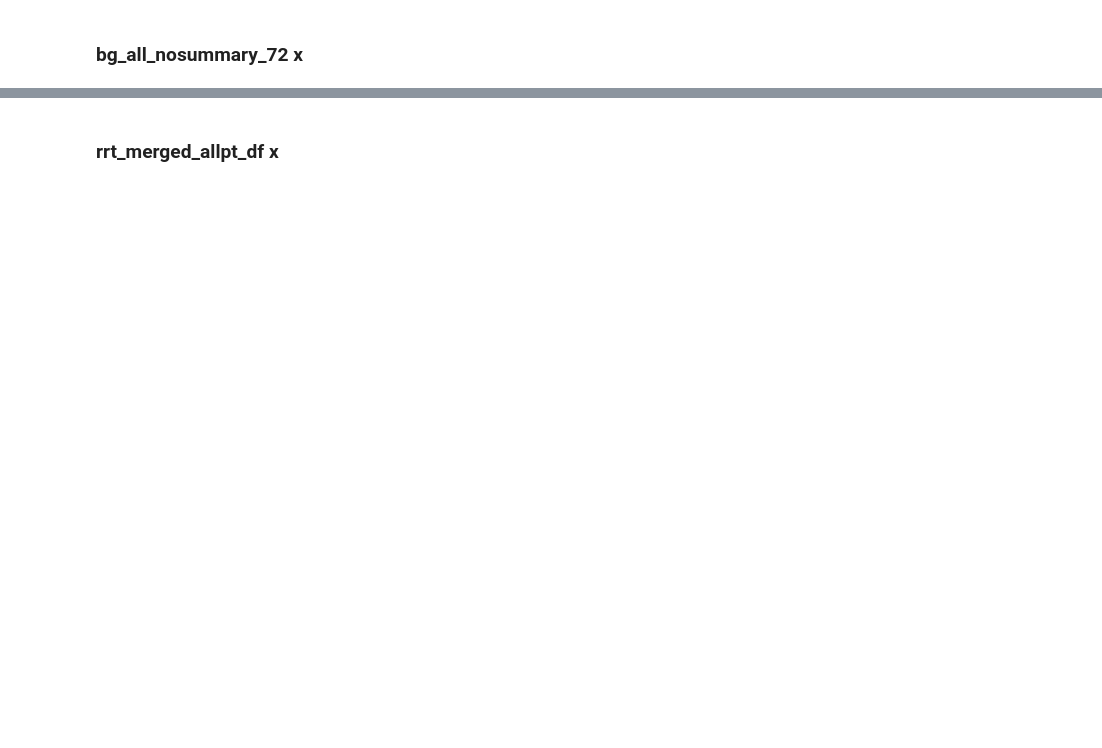
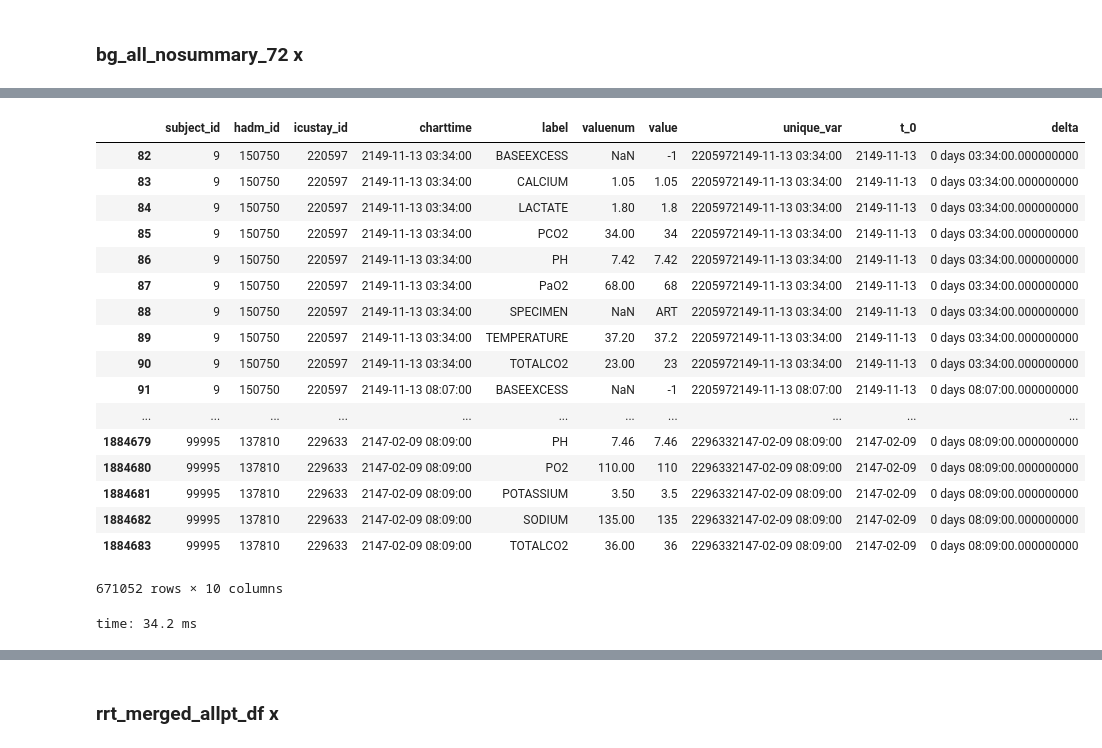
Before and after one commit to kellylinyingxin/mimiciii-antibiotics-modeling, a Jupyter notebook: notebooks/06.2-v_QC_and_missingness.ipynb, the cells around one changed output, grey strips where cells are left out. Saved outputs shown, nothing was run; the diff lists cells and outputs as text; code cells hidden in the pictures; blank space fills up the shorter version.

```diff
--- a/notebooks/06.2-v_QC_and_missingness.ipynb
+++ b/notebooks/06.2-v_QC_and_missingness.ipynb
@@ -589,3 +592,25 @@ time: 118 ms
+# %%
+bg_all_nosummary_72
+# %% [output]
+|  | subject_id | hadm_id | icustay_id | charttime | label | valuenum | value | unique_var | t_0 | delta |
+| 82 | 9 | 150750 | 220597 | 2149-11-13 03:34:00 | BASEEXCESS | NaN | -1 | 2205972149-11-13 03:34:00 | 2149-11-13 | 0 days 03:34:00.000000000 |
+| 83 | 9 | 150750 | 220597 | 2149-11-13 03:34:00 | CALCIUM | 1.05 | 1.05 | 2205972149-11-13 03:34:00 | 2149-11-13 | 0 days 03:34:00.000000000 |
+| 84 | 9 | 150750 | 220597 | 2149-11-13 03:34:00 | LACTATE | 1.80 | 1.8 | 2205972149-11-13 03:34:00 | 2149-11-13 | 0 days 03:34:00.000000000 |
+| 85 | 9 | 150750 | 220597 | 2149-11-13 03:34:00 | PCO2 | 34.00 | 34 | 2205972149-11-13 03:34:00 | 2149-11-13 | 0 days 03:34:00.000000000 |
+| 86 | 9 | 150750 | 220597 | 2149-11-13 03:34:00 | PH | 7.42 | 7.42 | 2205972149-11-13 03:34:00 | 2149-11-13 | 0 days 03:34:00.000000000 |
+| 87 | 9 | 150750 | 220597 | 2149-11-13 03:34:00 | PaO2 | 68.00 | 68 | 2205972149-11-13 03:34:00 | 2149-11-13 | 0 days 03:34:00.000000000 |
+| 88 | 9 | 150750 | 220597 | 2149-11-13 03:34:00 | SPECIMEN | NaN | ART | 2205972149-11-13 03:34:00 | 2149-11-13 | 0 days 03:34:00.000000000 |
+| 89 | 9 | 150750 | 220597 | 2149-11-13 03:34:00 | TEMPERATURE | 37.20 | 37.2 | 2205972149-11-13 03:34:00 | 2149-11-13 | 0 days 03:34:00.000000000 |
+| 90 | 9 | 150750 | 220597 | 2149-11-13 03:34:00 | TOTALCO2 | 23.00 | 23 | 2205972149-11-13 03:34:00 | 2149-11-13 | 0 days 03:34:00.000000000 |
+| 91 | 9 | 150750 | 220597 | 2149-11-13 08:07:00 | BASEEXCESS | NaN | -1 | 2205972149-11-13 08:07:00 | 2149-11-13 | 0 days 08:07:00.000000000 |
+| ... | ... | ... | ... | ... | ... | ... | ... | ... | ... | ... |
+| 1884679 | 99995 | 137810 | 229633 | 2147-02-09 08:09:00 | PH | 7.46 | 7.46 | 2296332147-02-09 08:09:00 | 2147-02-09 | 0 days 08:09:00.000000000 |
+| 1884680 | 99995 | 137810 | 229633 | 2147-02-09 08:09:00 | PO2 | 110.00 | 110 | 2296332147-02-09 08:09:00 | 2147-02-09 | 0 days 08:09:00.000000000 |
+| 1884681 | 99995 | 137810 | 229633 | 2147-02-09 08:09:00 | POTASSIUM | 3.50 | 3.5 | 2296332147-02-09 08:09:00 | 2147-02-09 | 0 days 08:09:00.000000000 |
+| 1884682 | 99995 | 137810 | 229633 | 2147-02-09 08:09:00 | SODIUM | 135.00 | 135 | 2296332147-02-09 08:09:00 | 2147-02-09 | 0 days 08:09:00.000000000 |
+| 1884683 | 99995 | 137810 | 229633 | 2147-02-09 08:09:00 | TOTALCO2 | 36.00 | 36 | 2296332147-02-09 08:09:00 | 2147-02-09 | 0 days 08:09:00.000000000 |
+671052 rows × 10 columns
+time: 34.2 ms
 # %%
 #missingness_fxn(bg_all_nosummary_72,'bg_all_nosummary_72', 'label','icustay_id')
 # %% [output]
```
Also changed, not shown: parts of 84 cells of this notebook.
